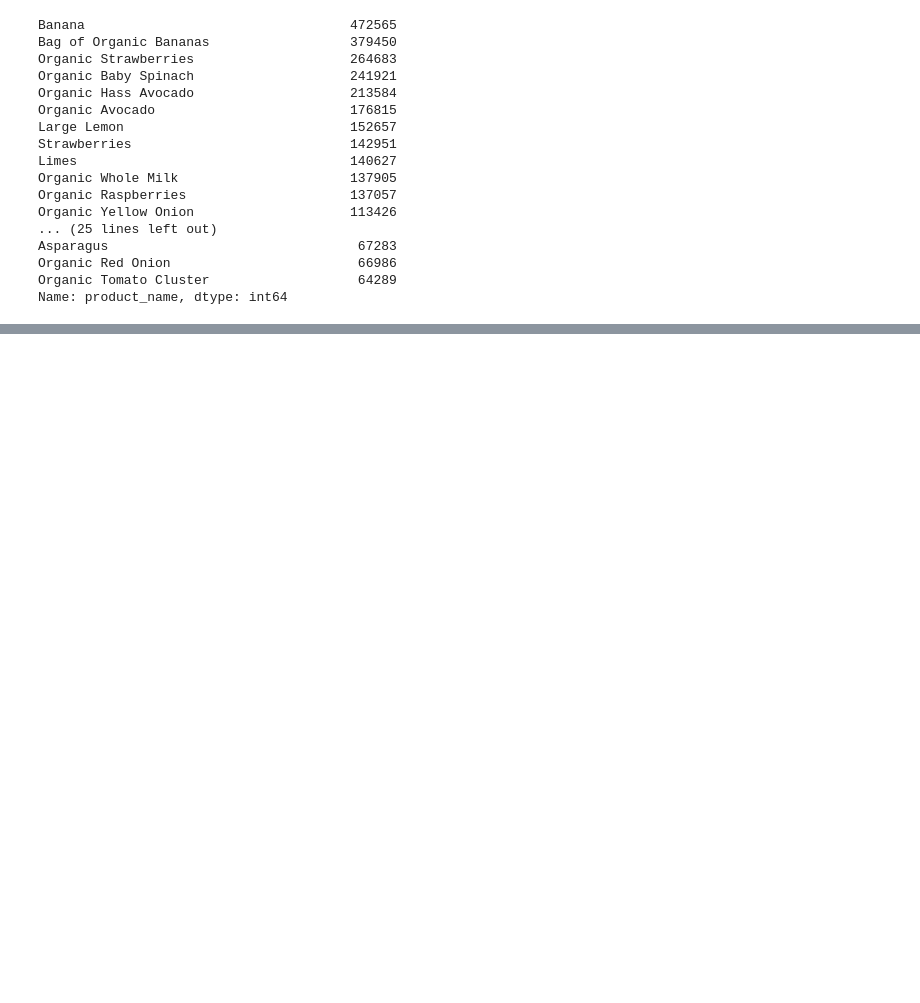
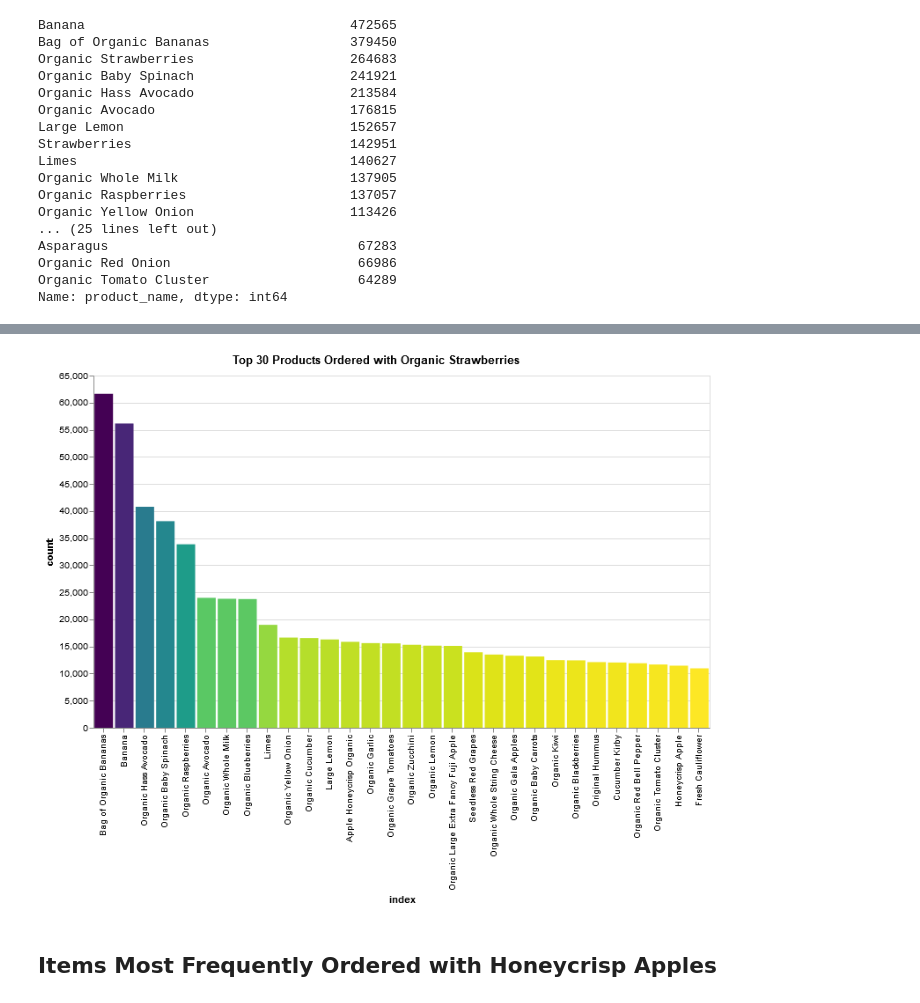
Before and after one commit to hjhuney/Instacart, a Jupyter notebook: Instacart.ipynb, the cells around one changed output, grey strips where cells are left out. Cells and saved outputs as stored; diff of their text form; code cells hidden in the pictures; blank space fills up the shorter version.

```diff
--- a/Instacart.ipynb
+++ b/Instacart.ipynb
@@ -383,0 +472,2 @@ Name: department_id, dtype: int64
+# %%
+org_strawberry_df = df[df['order_id'].isin(ords_org_strawberries)]
@@ -383,0 +498,5 @@ Name: department_id, dtype: int64
+# %%
+# top 30 items ordered with organic strawberries
+num_org_strawb = org_strawberry_df['product_name'].value_counts()[0]
+top_items_org_strawb = org_strawberry_df['product_name'].value_counts()[1:31]
+top_items_org_strawb
@@ -383,0 +521,7 @@ Name: department_id, dtype: int64
+# %%
+top_items_org_strawb = pd.DataFrame(top_items_org_strawb)
+top_items_org_strawb = top_items_org_strawb.reset_index()
+top_items_org_strawb.columns = ['index', 'count']
+top_items_org_strawb['pct_orders'] = (top_items_org_strawb['count'] / num_org_strawb) * 100
+top_items_org_strawb['product_num'] = top_items_org_strawb['index'].map(product_dict)
+top_items_org_strawb.head()
@@ -383,0 +535,25 @@ Name: department_id, dtype: int64
+# %%
+org_straw_order_list = top_items_org_strawb['index'].tolist()
+# org_straw_order_list
+# %%
+chart_title = "Top 30 Products Ordered with Organic Strawberries"
+x_label = "index:O"
+y_label = 'count:Q'
+pct_of_orders = 'pct_orders:Q'
+product_num = 'product_num:O'
+
+
+
+alt.Chart(top_items_org_strawb).mark_bar().encode(
+    alt.X(x_label, bin=False, sort=org_straw_order_list),
+    alt.Y(y_label),
+#     alt.ColorValue('darkorange'),
+#     color = alt.Color('order_hour_of_day', alt.ColorValue("blue")),
+#     color='orange',
+    color = alt.Color(y_label, legend=None, sort="descending", scale=alt.Scale(scheme='viridis')),
+    tooltip=[alt.Tooltip(x_label, title="Days since Prior Order"), alt.Tooltip(y_label), alt.Tooltip(pct_of_orders), alt.Tooltip(product_num)]
+    ).properties(title=chart_title, width=700, height=400)
+# %% [output]
+[figure, added]
+# %% [markdown]
+## Items Most Frequently Ordered with Honeycrisp Apples
```
Also changed, not shown: parts of 62 cells of this notebook.
